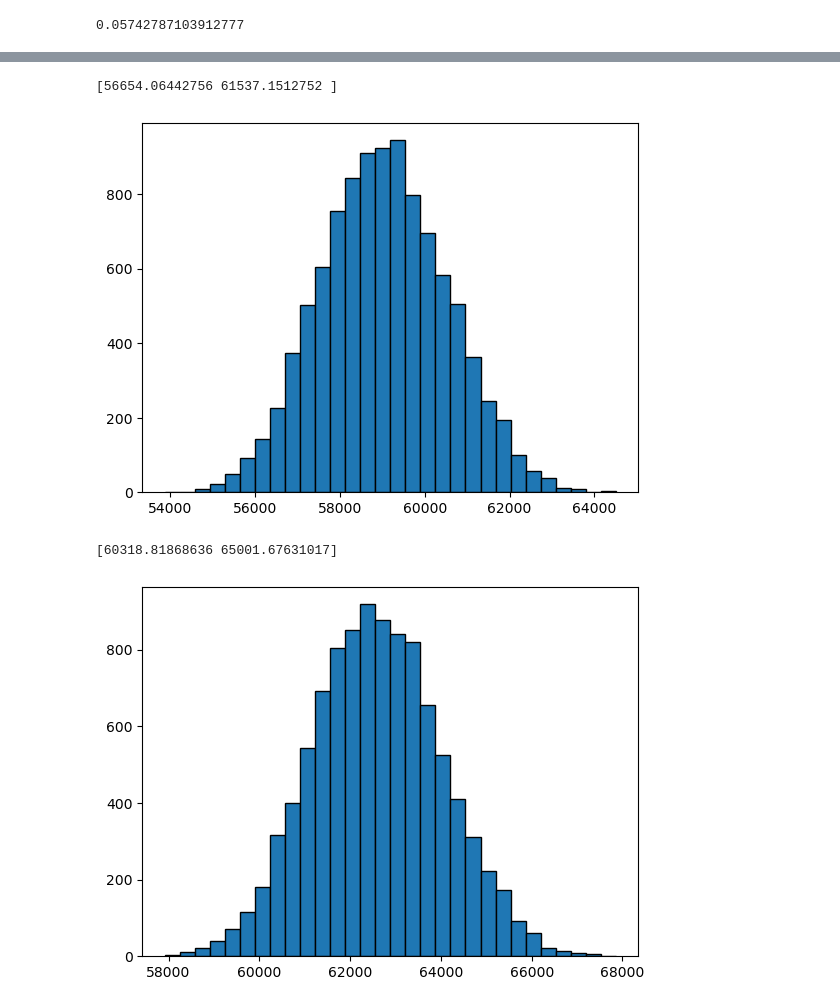
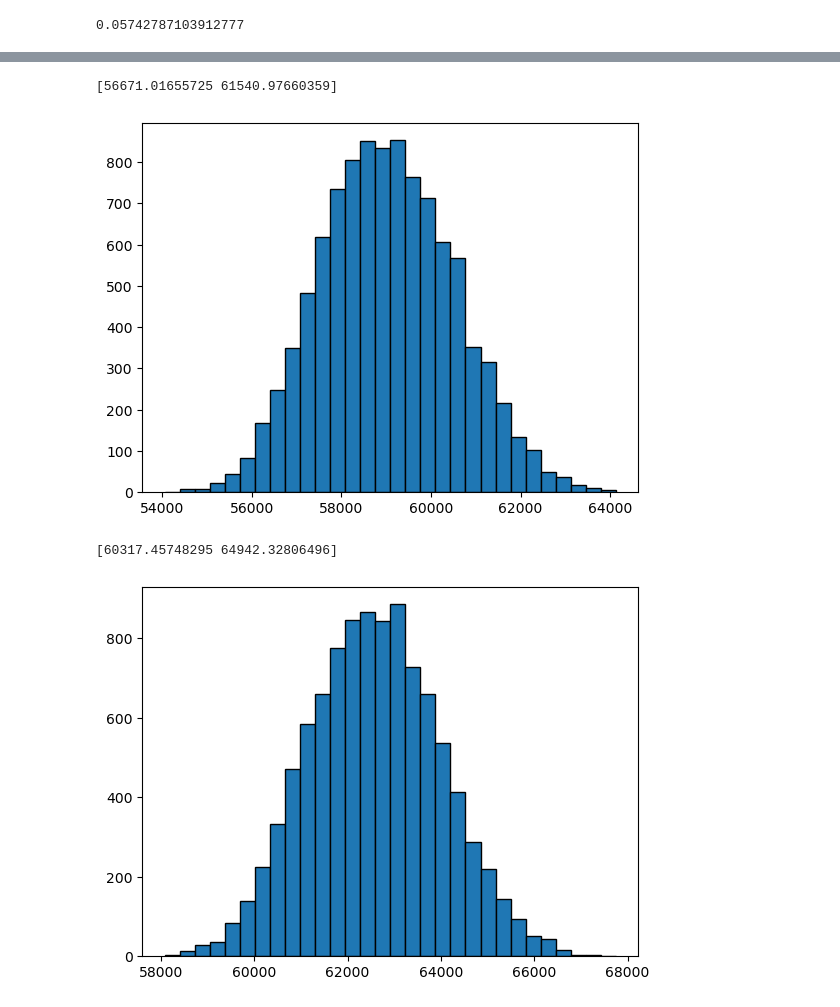
Before and after one commit to Nils-SSBM/FerryTEEA, a Jupyter notebook: CostMonteCarlo.ipynb, the cells around one changed output, grey strips where cells are left out. Saved outputs shown, nothing was run; the diff lists cells and outputs as text; code cells hidden in the pictures.

```diff
--- a/CostMonteCarlo.ipynb
+++ b/CostMonteCarlo.ipynb
@@ -210,9 +210,9 @@ W_f = 0
 P_char = 200
 W_char = 0
 
-C_a = aCalc(F_cost1260,F_cost1000,F_costRetrofit670,F_costRetrofit670)
+C_a = aCalc(F_cost1260,F_cost1008,F_costRetrofit670,F_costRetrofit670)
 C_i = iCalc(P,W_s,W_f,P_char,W_char)
-C_r = bCalc(f1_kw,f2_kw,f3_kw,f4_kw)
+C_r = rCalc(f1_kw,f2_kw,f3_kw,f4_kw)
 C_m = mCalc(M_costHybrid,M_costHybrid,M_costHybrid,M_costHybrid)
 C_f = fCalc(t_op1,t_op2,t_op3,t_op4,e_f1,e_f2,e_f3,e_f4)
 C_tot = totCalc(C_a,C_i,C_r,C_m,C_f)
@@ -221,8 +221,8 @@ plt.hist(C_tot, bins = 30, ec = 'black')
 p = np.percentile(C_tot, [5, 95])
 print(p)
 # %% [output]
-[56654.06442756 61537.1512752 ]
+[56671.01655725 61540.97660359]
-[figure, old version]
+[figure, new version]
 # %%
 #WS
 
@@ -230,36 +230,36 @@ t_op1 = 8.375
 t_op2 = 8.375
 t_op3 = 8.375
 t_op4 = 8.375
 
 e_f1 = 1
 e_f2 = 1
 e_f3 = 1
 e_f4 = 1
 
 f1_kw = 130
 f2_kw = 130
 f3_kw = 130
 f4_kw = 130
 
 S = 0
 W_s = 2
 W_f = 4
 P_char = 0
 W_char = 700
 
 C_a = aCalc(F_costNew130,F_costNew130,F_costNew130,F_costNew130)
 C_i = iCalc(S,W_s,W_f,P_char,W_char)
-C_r = bCalc(f1_kw,f2_kw,f3_kw,f4_kw)
+C_r = rCalc(f1_kw,f2_kw,f3_kw,f4_kw)
 C_m = mCalc(M_costHybrid,M_costHybrid,M_costHybrid,M_costHybrid)
 C_f = fCalc(t_op1,t_op2,t_op3,t_op4,e_f1,e_f2,e_f3,e_f4)
 C_tot = totCalc(C_a,C_i,C_r,C_m,C_f)
 
 plt.hist(C_tot, bins = 30, ec = 'black')
 p = np.percentile(C_tot, [5, 95])
 print(p)
 # %% [output]
-[60318.81868636 65001.67631017]
+[60317.45748295 64942.32806496]
-[figure, old version]
+[figure, new version]
 # %%
 #WF
 
```
Also changed, not shown: parts of 4 cells of this notebook, 5 other files.
